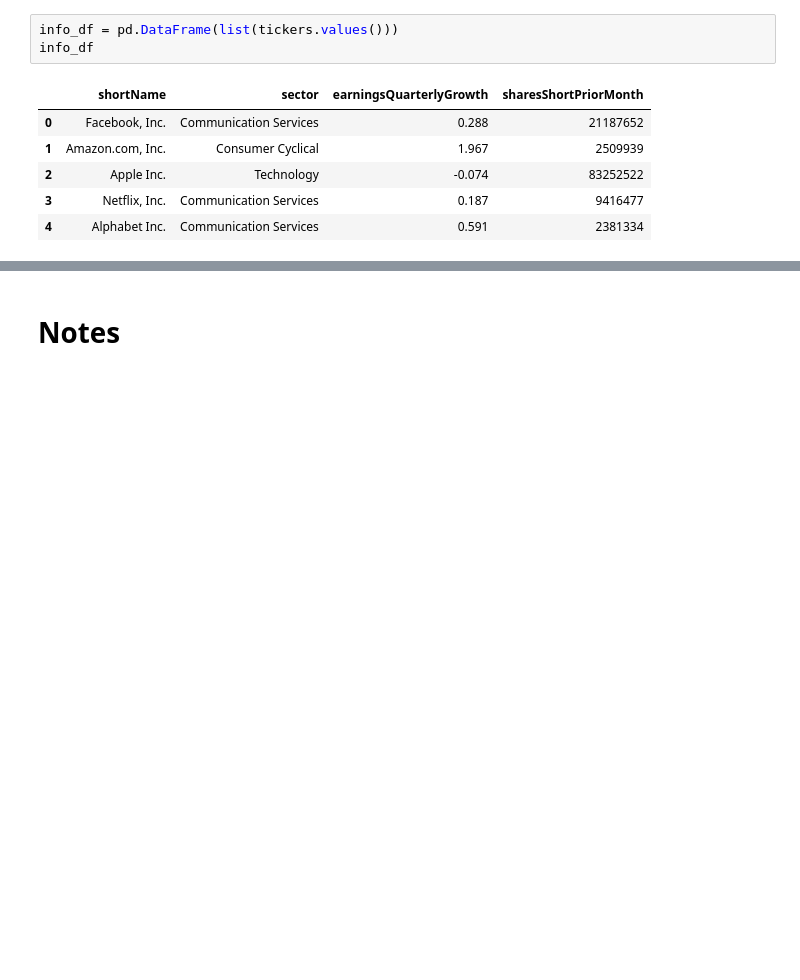
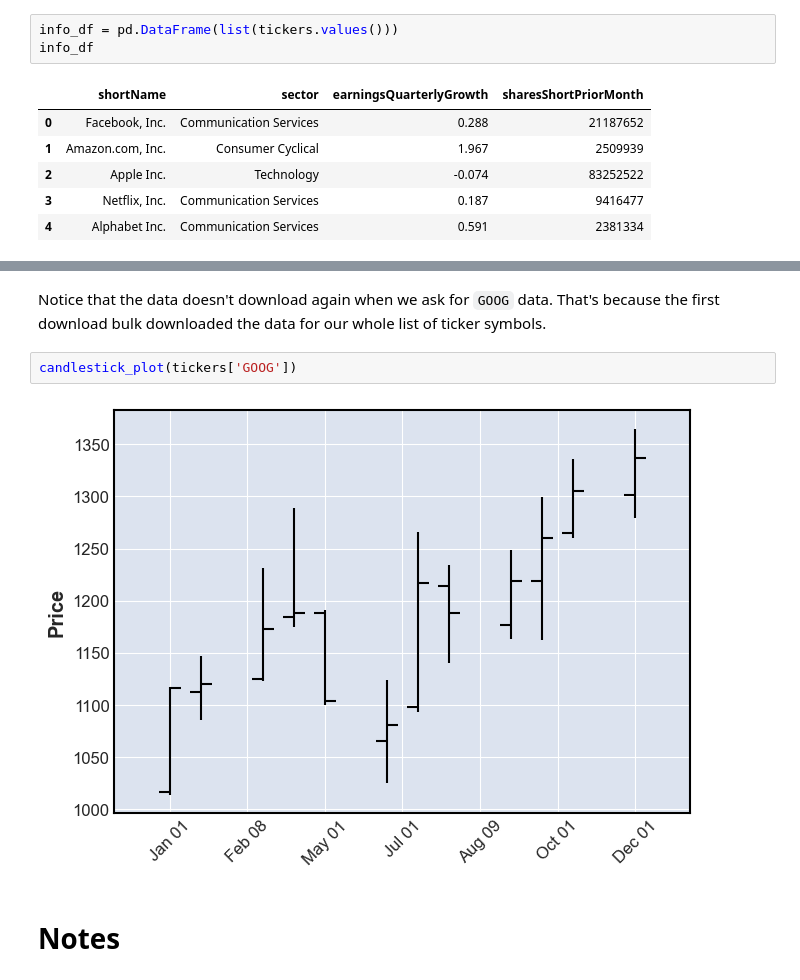
Before and after one commit to thorwhalen/invest, a Jupyter notebook: docs/invest - a py2store interface to yahoo finance APIs.ipynb, the cells around one changed output, grey strips where cells are left out. Saved outputs shown, nothing was run; the diff lists cells and outputs as text; blank space fills up the shorter version.

```diff
--- a/docs/invest - a py2store interface to yahoo finance APIs.ipynb
+++ b/docs/invest - a py2store interface to yahoo finance APIs.ipynb
@@ -340,3 +354,9 @@ info_df
+# %% [markdown]
+Notice that the data doesn't download again when we ask for `GOOG` data. That's because the first download bulk downloaded the data for our whole list of ticker symbols.
+# %%
+candlestick_plot(tickers['GOOG'])
+# %% [output]
+[figure, added]
 # %% [markdown]
 # Notes
 # %% [markdown]
```
Also changed, not shown: parts of 6 cells of this notebook, 5 other files.
